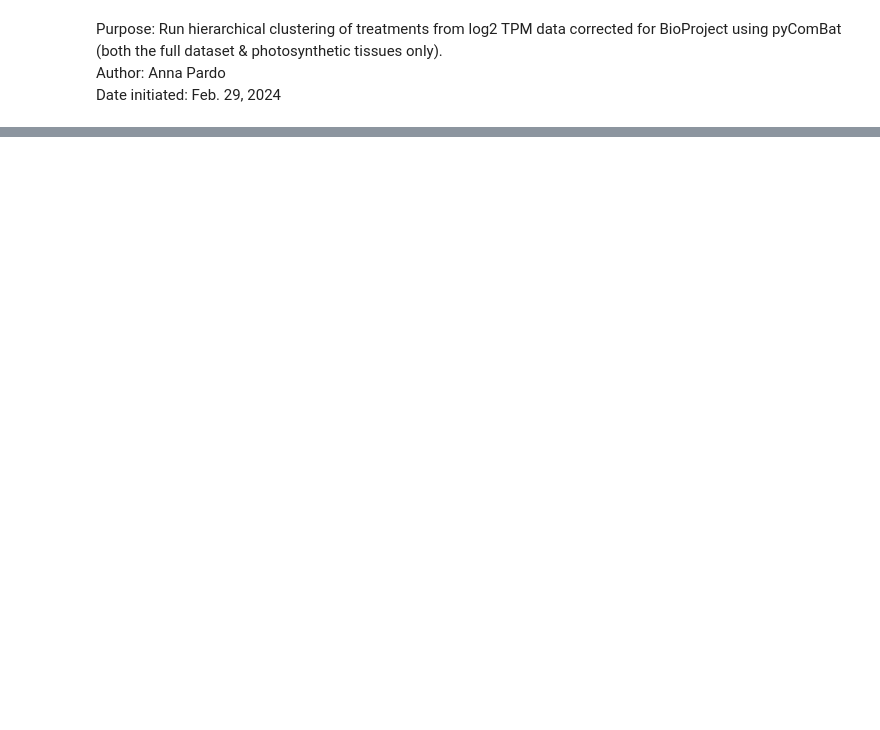
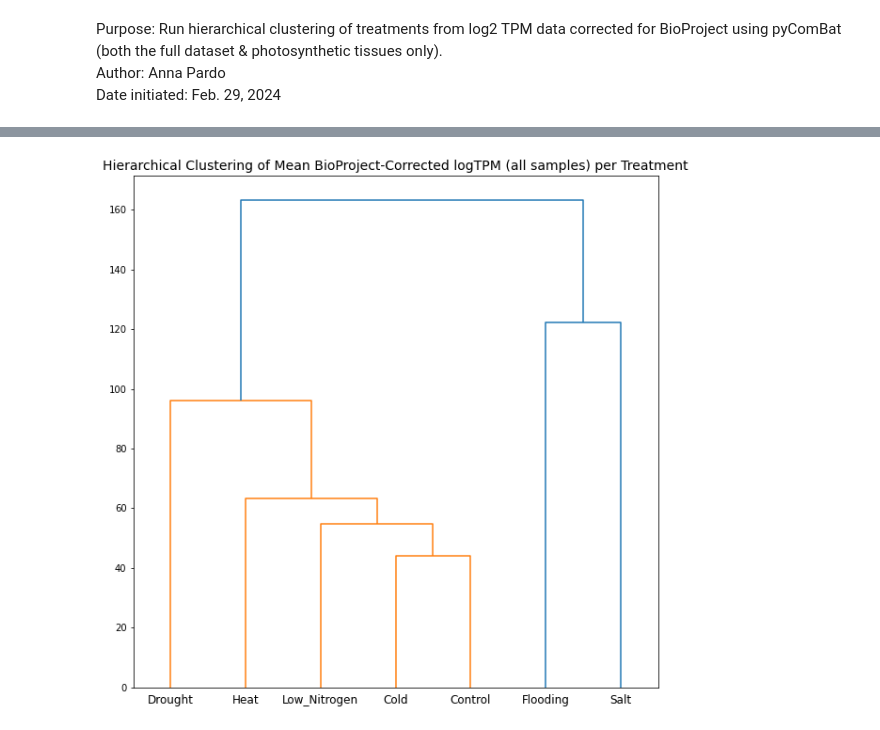
Before and after one commit to achpardo/core-stress-transcriptome, a Jupyter notebook: notebooks/exploratory_analyses/treatment_hclust_pyComBat_29-Feb-2024.ipynb, the cells around one changed output, grey strips where cells are left out. Drawn from its saved outputs; the diff is of its cells as text; code cells hidden in the pictures; blank space fills up the shorter version.

```diff
--- a/notebooks/exploratory_analyses/treatment_hclust_pyComBat_29-Feb-2024.ipynb
+++ b/notebooks/exploratory_analyses/treatment_hclust_pyComBat_29-Feb-2024.ipynb
@@ -13,5 +13,5 @@ from scipy.cluster.hierarchy import dendrogram, linkage
 import statistics
 # %%
 # load corrected TPM matrices
-bpcor_all_tpm = pd.read_csv("../../data/BioProject_pyComBat_TPM_29-Feb-2024.tsv",sep="\t",header="infer")
+bpcor_all_tpm = pd.read_csv("../../data/BPcombat_logTPM_forRF_1-Mar-2024.tsv",sep="\t",header="infer")
 # %%
@@ -62,0 +54,8 @@ plt.show()
+# %%
+# plot dendrogram: non-pyComBat data
+plt.figure(figsize=(10,10))
+dendrogram(h,labels=hcd.index)
+plt.title("Hierarchical Clustering of Mean BioProject-Corrected logTPM (all samples) per Treatment",fontsize=14)
+plt.show()
+# %% [output]
+[figure, added]
```
Also changed, not shown: parts of 9 cells of this notebook.
